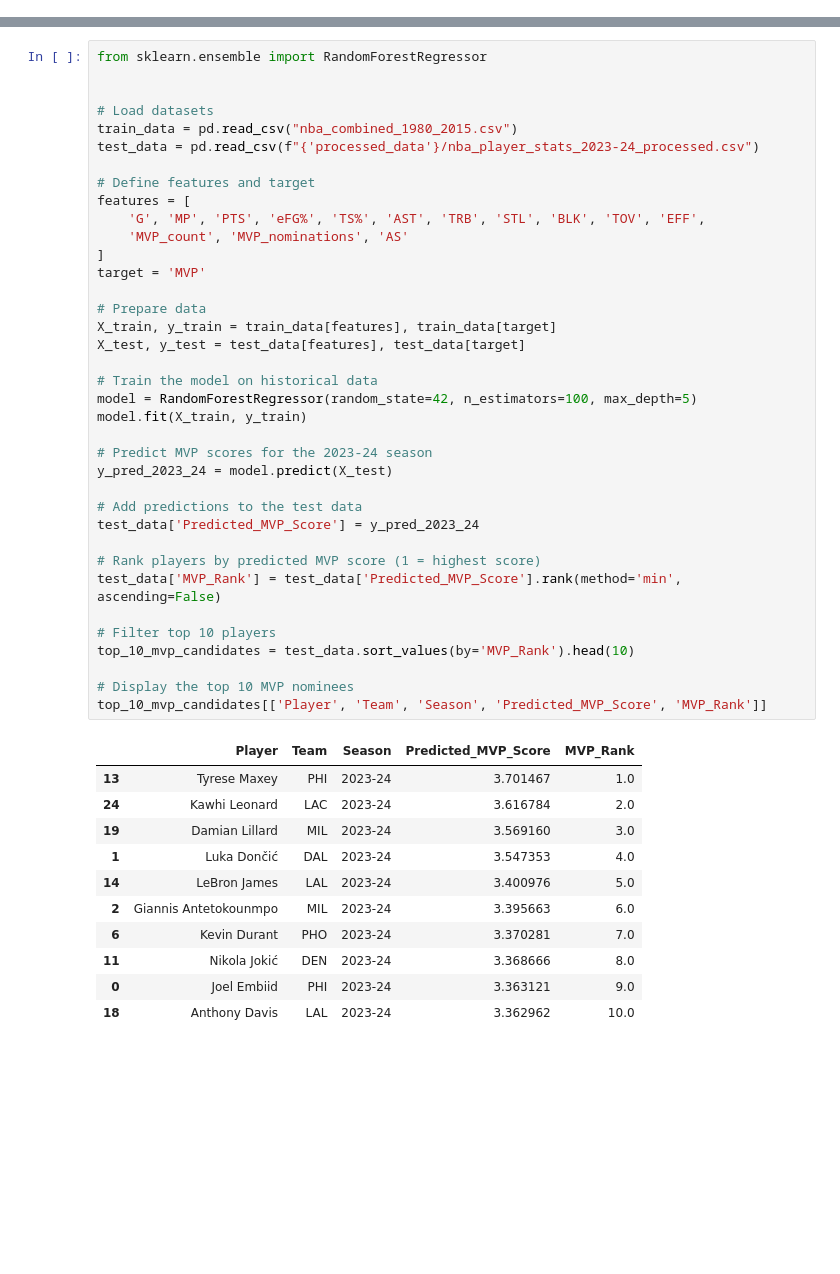
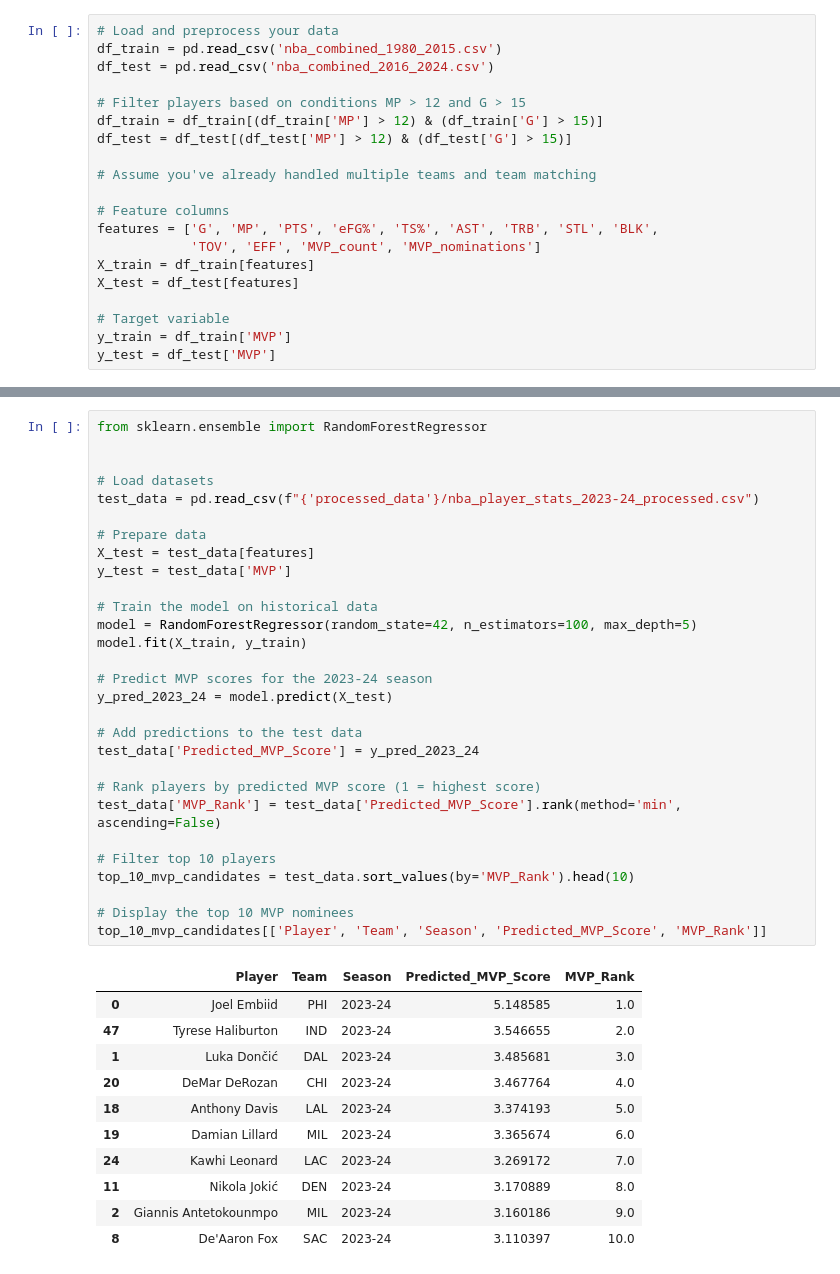
Before and after one commit to Alexon-Abreu/NBA-Data-Mining-Project, a Jupyter notebook: mvp_predictions.ipynb, the cells around one changed output, grey strips where cells are left out. Drawn from its saved outputs; the diff is of its cells as text; blank space fills up the shorter version.

```diff
--- a/mvp_predictions.ipynb
+++ b/mvp_predictions.ipynb
@@ -26,3 +10,23 @@ X_test, y_test = test_data[features], test_data[target]
+# %%
+# Load and preprocess your data
+df_train = pd.read_csv('nba_combined_1980_2015.csv')
+df_test = pd.read_csv('nba_combined_2016_2024.csv')
+
+# Filter players based on conditions MP > 12 and G > 15
+df_train = df_train[(df_train['MP'] > 12) & (df_train['G'] > 15)]
+df_test = df_test[(df_test['MP'] > 12) & (df_test['G'] > 15)]
+
+# Assume you've already handled multiple teams and team matching
+
+# Feature columns
+features = ['G', 'MP', 'PTS', 'eFG%', 'TS%', 'AST', 'TRB', 'STL', 'BLK',
+            'TOV', 'EFF', 'MVP_count', 'MVP_nominations']
+X_train = df_train[features]
+X_test = df_test[features]
+
+# Target variable
+y_train = df_train['MVP']
+y_test = df_test['MVP']
 # %%
 # ----- Visualization 1: Feature Distributions -----
 plt.figure(figsize=(15, 12))  # Increase figure height for 11 plots
@@ -130,49 +140,41 @@ Root Mean Squared Error (RMSE): 0.8143
 # %%
 from sklearn.ensemble import RandomForestRegressor
 
 
 # Load datasets
-train_data = pd.read_csv("nba_combined_1980_2015.csv")
 test_data = pd.read_csv(f"{'processed_data'}/nba_player_stats_2023-24_processed.csv")
 
-# Define features and target
-features = [
-    'G', 'MP', 'PTS', 'eFG%', 'TS%', 'AST', 'TRB', 'STL', 'BLK', 'TOV', 'EFF',
-    'MVP_count', 'MVP_nominations', 'AS'
-]
-target = 'MVP'
-
 # Prepare data
-X_train, y_train = train_data[features], train_data[target]
-X_test, y_test = test_data[features], test_data[target]
+X_test = test_data[features]
+y_test = test_data['MVP']
 
 # Train the model on historical data
 model = RandomForestRegressor(random_state=42, n_estimators=100, max_depth=5)
 model.fit(X_train, y_train)
 
 # Predict MVP scores for the 2023-24 season
 y_pred_2023_24 = model.predict(X_test)
 
 # Add predictions to the test data
 test_data['Predicted_MVP_Score'] = y_pred_2023_24
 
 # Rank players by predicted MVP score (1 = highest score)
 test_data['MVP_Rank'] = test_data['Predicted_MVP_Score'].rank(method='min', ascending=False)
 
 # Filter top 10 players
 top_10_mvp_candidates = test_data.sort_values(by='MVP_Rank').head(10)
 
 # Display the top 10 MVP nominees
 top_10_mvp_candidates[['Player', 'Team', 'Season', 'Predicted_MVP_Score', 'MVP_Rank']]
 # %% [output]
 |  | Player | Team | Season | Predicted_MVP_Score | MVP_Rank |
-| 13 | Tyrese Maxey | PHI | 2023-24 | 3.701467 | 1.0 |
-| 24 | Kawhi Leonard | LAC | 2023-24 | 3.616784 | 2.0 |
-| 19 | Damian Lillard | MIL | 2023-24 | 3.569160 | 3.0 |
-| 1 | Luka Dončić | DAL | 2023-24 | 3.547353 | 4.0 |
-| 14 | LeBron James | LAL | 2023-24 | 3.400976 | 5.0 |
-| 2 | Giannis Antetokounmpo | MIL | 2023-24 | 3.395663 | 6.0 |
-| 6 | Kevin Durant | PHO | 2023-24 | 3.370281 | 7.0 |
-| 11 | Nikola Jokić | DEN | 2023-24 | 3.368666 | 8.0 |
-| 0 | Joel Embiid | PHI | 2023-24 | 3.363121 | 9.0 |
-| 18 | Anthony Davis | LAL | 2023-24 | 3.362962 | 10.0 |
+| 0 | Joel Embiid | PHI | 2023-24 | 5.148585 | 1.0 |
+| 47 | Tyrese Haliburton | IND | 2023-24 | 3.546655 | 2.0 |
+| 1 | Luka Dončić | DAL | 2023-24 | 3.485681 | 3.0 |
+| 20 | DeMar DeRozan | CHI | 2023-24 | 3.467764 | 4.0 |
+| 18 | Anthony Davis | LAL | 2023-24 | 3.374193 | 5.0 |
+| 19 | Damian Lillard | MIL | 2023-24 | 3.365674 | 6.0 |
+| 24 | Kawhi Leonard | LAC | 2023-24 | 3.269172 | 7.0 |
+| 11 | Nikola Jokić | DEN | 2023-24 | 3.170889 | 8.0 |
+| 2 | Giannis Antetokounmpo | MIL | 2023-24 | 3.160186 | 9.0 |
+| 8 | De'Aaron Fox | SAC | 2023-24 | 3.110397 | 10.0 |
```
Also changed, not shown: parts of 9 cells of this notebook, 3 other files.
